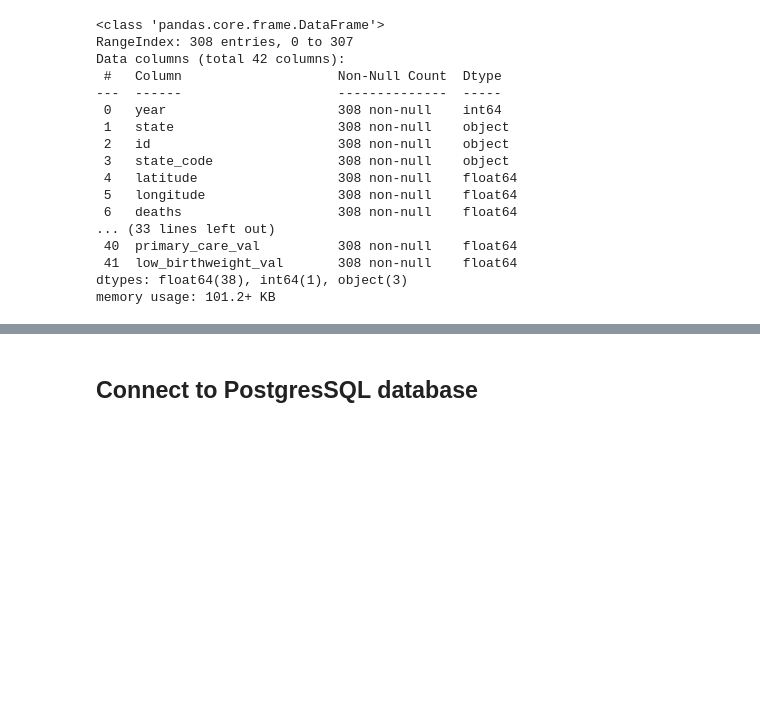
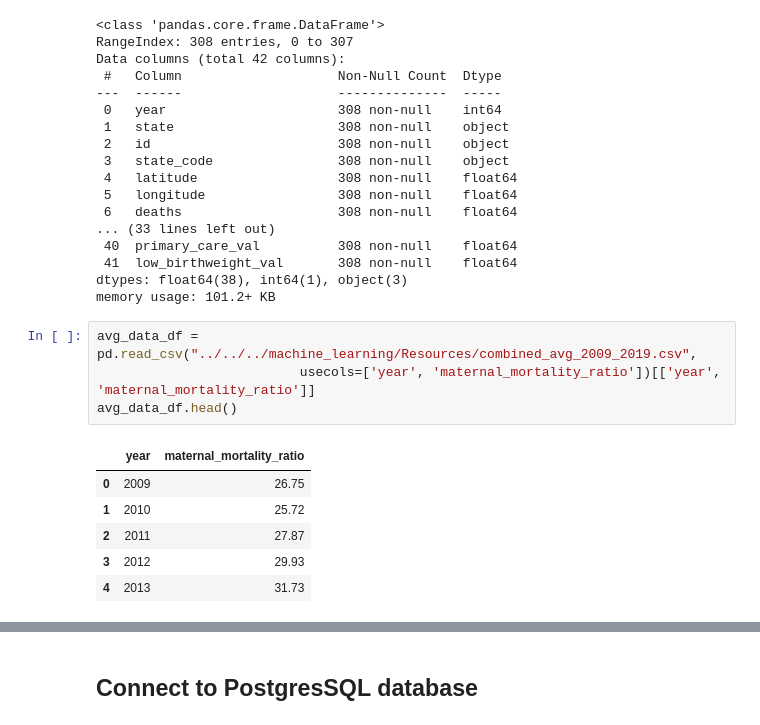
Before and after one commit to abpuccini/maternal-mortality-project, a Jupyter notebook: ETL/ETL-process/Project_3/data_loading.ipynb, the cells around one changed output, grey strips where cells are left out. Cells and saved outputs as stored; diff of their text form; blank space fills up the shorter version.

```diff
--- a/ETL/ETL-process/Project_3/data_loading.ipynb
+++ b/ETL/ETL-process/Project_3/data_loading.ipynb
@@ -80,3 +80,14 @@ Data columns (total 42 columns):
  41  low_birthweight_val       308 non-null    float64
 dtypes: float64(38), int64(1), object(3)
 memory usage: 101.2+ KB
+# %%
+avg_data_df = pd.read_csv("../../../machine_learning/Resources/combined_avg_2009_2019.csv",
+                          usecols=['year', 'maternal_mortality_ratio'])[['year', 'maternal_mortality_ratio']]
+avg_data_df.head()
+# %% [output]
+|  | year | maternal_mortality_ratio |
+| 0 | 2009 | 26.75 |
+| 1 | 2010 | 25.72 |
+| 2 | 2011 | 27.87 |
+| 3 | 2012 | 29.93 |
+| 4 | 2013 | 31.73 |
```
Also changed, not shown: parts of 6 cells of this notebook, 8 other files.
